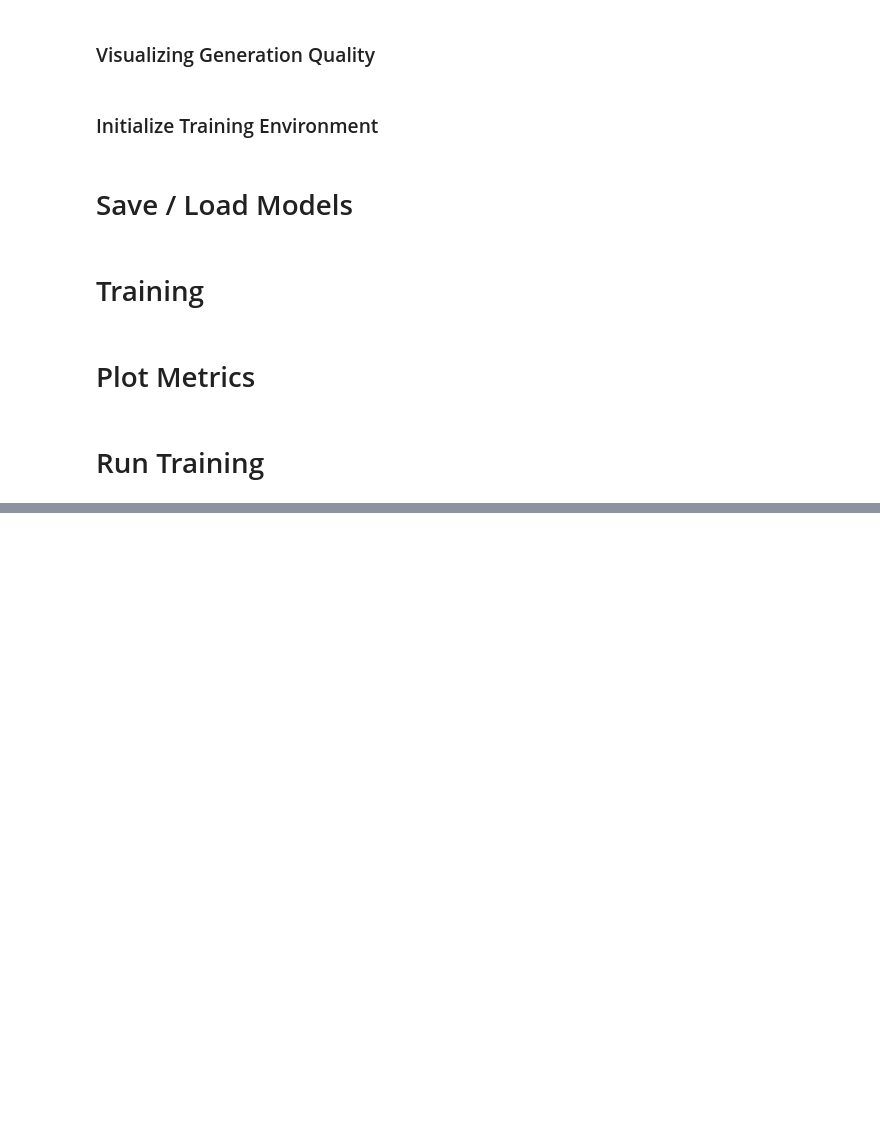
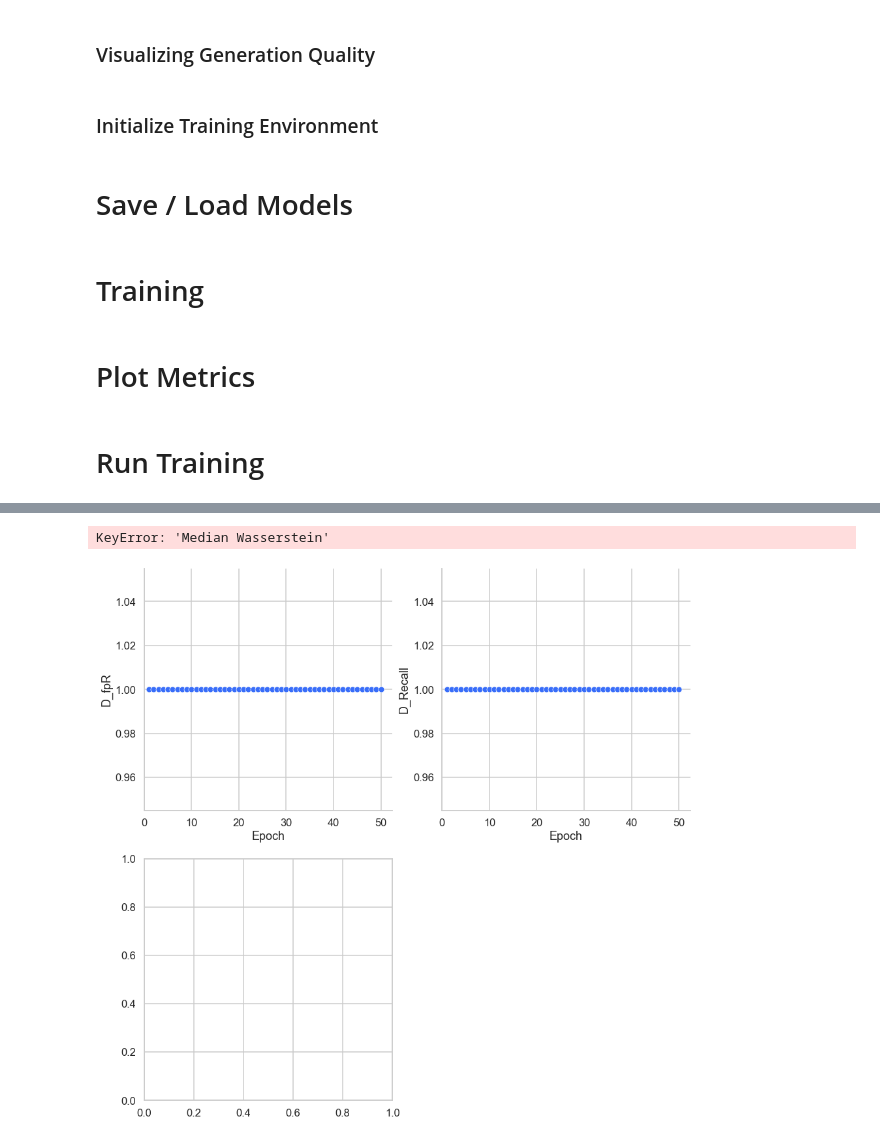
Before and after one commit to deoliveirajoshua/REU2021-human-context-recognition, a Jupyter notebook: ExtraSensory_data/models/cGAN Unified Environment.ipynb, the cells around one changed output, grey strips where cells are left out. Drawn from its saved outputs; the diff is of its cells as text; code cells hidden in the pictures; blank space fills up the shorter version.

```diff
--- a/ExtraSensory_data/models/cGAN Unified Environment.ipynb
+++ b/ExtraSensory_data/models/cGAN Unified Environment.ipynb
@@ -205,7 +205,7 @@ def get_disc_loss(gen, disc, criterion, real_features, batch_size, z_dim, a_dim,
     act_vectors = get_act_matrix(batch_size, a_dim)
     usr_vectors = get_usr_matrix(batch_size, u_dim)
 
-    to_gen = torch.cat((latent_vectors.to(device), act_vectors[1].to(device), usr_vectors[1].to(device)), 1)
+    to_gen = torch.cat((latent_vectors, act_vectors[1], usr_vectors[1]), 1)
     gen.eval()
     fake_features = gen(to_gen)
     gen.train()
@@ -214,7 +214,7 @@ def get_disc_loss(gen, disc, criterion, real_features, batch_size, z_dim, a_dim,
     ground_truth = torch.zeros_like(pred_fake)
     loss_fake = criterion(pred_fake, ground_truth)
 
-    pred_real = disc(real_features.to(device))
+    pred_real = disc(real_features)
     ground_truth = torch.ones_like(pred_real)
     loss_real = criterion(pred_real, ground_truth)
 
@@ -550,8 +499,8 @@ def initialize_params(X, y, z_dim, a_dim, u_dim, disc_lr, gen_lr, DISCRIMINATOR,
 # %%
 # Change path and name of the Generator and Discriminator accordingly
 def save_model(gen, disc, model_name):
-    torch.save(gen.state_dict(), f"saved_models/{model_name}_gen")
-    torch.save(disc.state_dict(), f"saved_models/{model_name}_disc")
+    torch.save(gen.state_dict(), f"saved_models/{model_name}_gen.param")
+    torch.save(disc.state_dict(), f"saved_models/{model_name}_disc.param")
 
 def load_model(model, model_name):
     model.load_state_dict(torch.load(f'saved_models/{model_name}'))
@@ -796,11 +726,11 @@ def plot_metrics(data, vanilla = True):
 
         plt.figure(figsize = (15, 15))
         subplot(2, 2, 1)
-        sns.scatterplot(x = 'Epoch', y = 'FPR', data = data).set(xlim = (0, None))
+        sns.scatterplot(x = 'Epoch', y = 'D_fpR', data = data).set(xlim = (0, None))
         sns.despine()
 
         subplot(2, 2, 2)
-        sns.scatterplot(x = 'Epoch', y = 'Recall', data = data).set(xlim = (0, None))
+        sns.scatterplot(x = 'Epoch', y = 'D_Recall', data = data).set(xlim = (0, None))
         sns.despine()
 
         subplot(2, 2, 3)
@@ -830,19 +760,25 @@ def plot_metrics(data, vanilla = True):
 #X, y = start_data("aggregated_data/aggregated_data.csv", "label:SITTING")
 #X, y = start_data("raw_data/0A986513-7828-4D53-AA1F-E02D6DF9561B.features_labels.csv", "label:SITTING" )
 X, y = start_data("aggregated_data/aggregated_data.csv", ["label:SITTING", "label:FIX_walking", "label:SLEEPING"], ["0BFC35E2-4817-4865-BFA7-764742302A2D", "0A986513-7828-4D53-AA1F-E02D6DF9561B", "00EABED2-271D-49D8-B599-1D4A09240601"])
-#print(len(X))
+
+#Initialize Classifier Architectures
 activity_classifier = Activity_Classifier()
 user_classifier = User_Classifier()
+
+#Freeze Them
 activity_classifier.eval()
 user_classifier.eval()
+#Send to GPU
 activity_classifier.to(device)
 user_classifier.to(device)
 
-
-
+#Load with pre-trained parameters
 activity_classifier.load_state_dict(torch.load('saved_models/2000Epochs_0.01LR_UserClassifier'), strict = False)
 user_classifier.load_state_dict(torch.load("saved_models/5000Epochs_0.01LR_MutualExclusiveLabelClassifier"), strict = False)
 
-model_output = training_loop(X,y, activity_classifier, user_classifier, gan_id="cGAN_trained", batch_size = len(X), gen_lr=.005, disc_lr =.005, n_epochs=5000, dig=5, constant_train_flag=False, print_batches = False)
+#Train
+with cProfile.Profile() as pr:
+    model_output = training_loop(X,y, activity_classifier, user_classifier, gan_id="cGAN_trained", batch_size = len(X), gen_lr=.001, disc_lr =.001, n_epochs=50, dig=5, constant_train_flag=False)
+pr.print_stats()
 #plot_metrics(model_output, True)
 # %% [output]
@@ -865,0 +802,5 @@ Epoch[228/5000] Train: GEN
+# %%
+plot_metrics(model_output, True)
+# %% [output]
+KeyError: 'Median Wasserstein'
+[figure, added]
```
Also changed, not shown: parts of 8 cells of this notebook, 9 other files.
